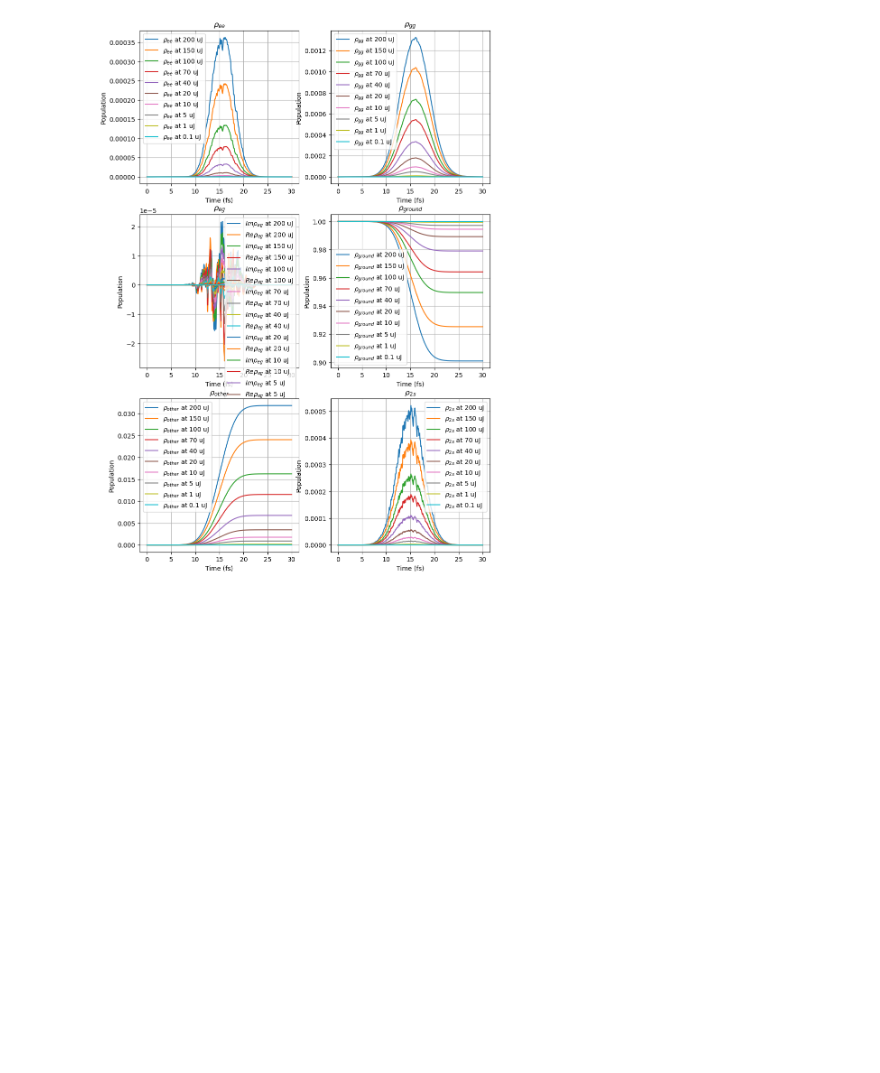
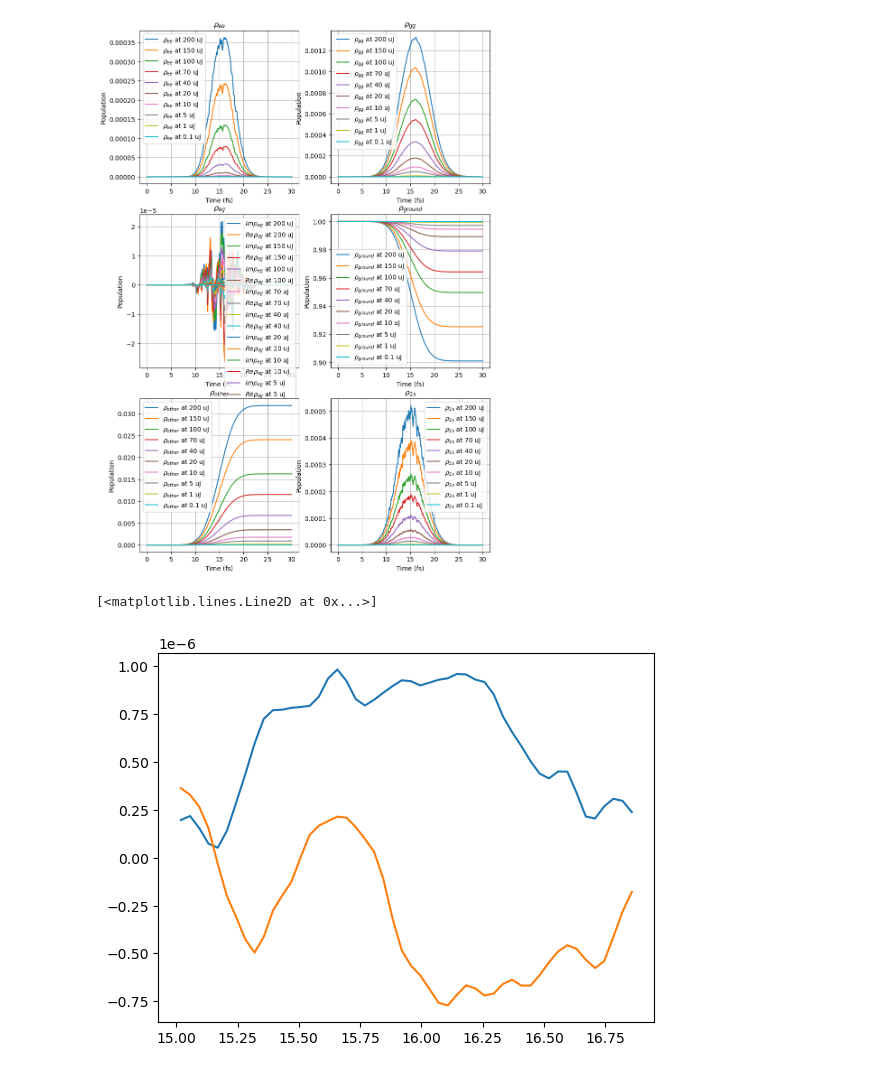
Before and after one commit to P4GAN/Cu-RSA-XFEL-Simulation, a Jupyter notebook: notebooks/plot-transmittance-vs-intensity.ipynb, the cells around one changed output. Saved outputs shown, nothing was run; the diff lists cells and outputs as text; code cells hidden in the pictures; blank space fills up the shorter version.

```diff
--- a/notebooks/plot-transmittance-vs-intensity.ipynb
+++ b/notebooks/plot-transmittance-vs-intensity.ipynb
@@ -211,6 +209,20 @@ for ax in axs.flat:
     ax.grid(True)
 # %% [output]
 [figure]
+# %%
+arrays = sorted_accumulated_arrays[10]
+
+rho_eg_t_last = arrays['rho_eg_t_last']
+
+rho = rho_eg_t_last[400:450]
+t = t_axis[400:450]
+
+# Plot 2x2 grid of subplots, for example, plotting rho_ee, rho_gg, rho_eg, and rho_ground
+plt.plot(t, np.imag(rho), label=rf'$Im\rho_{{eg}}$ at {E_seed_value} uJ')
+plt.plot(t, np.real(rho), label=rf'$Re\rho_{{eg}}$ at {E_seed_value} uJ')
+# %% [output]
+[<matplotlib.lines.Line2D at 0x...>]
+[figure, added]
 # %%
 min_T = []
 area_T = []
```
Also changed, not shown: parts of 4 cells of this notebook, 1 other file.
